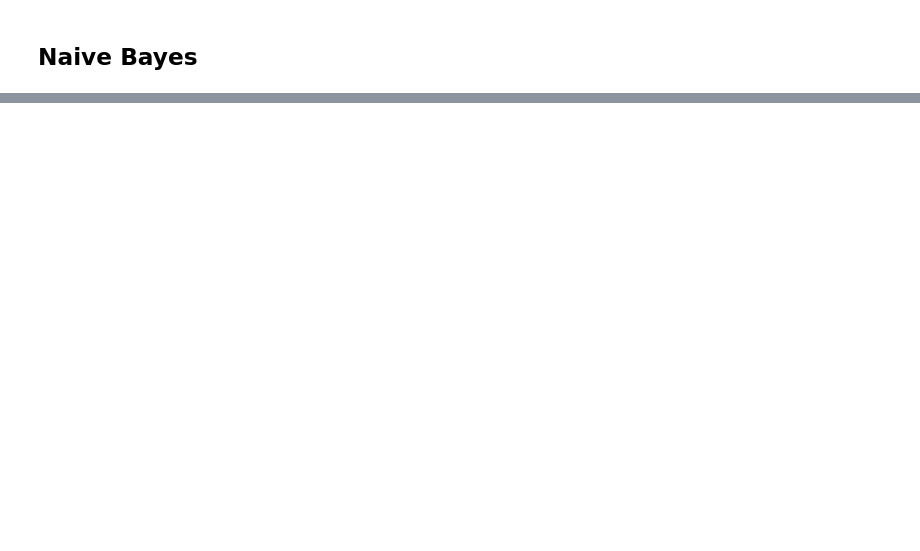
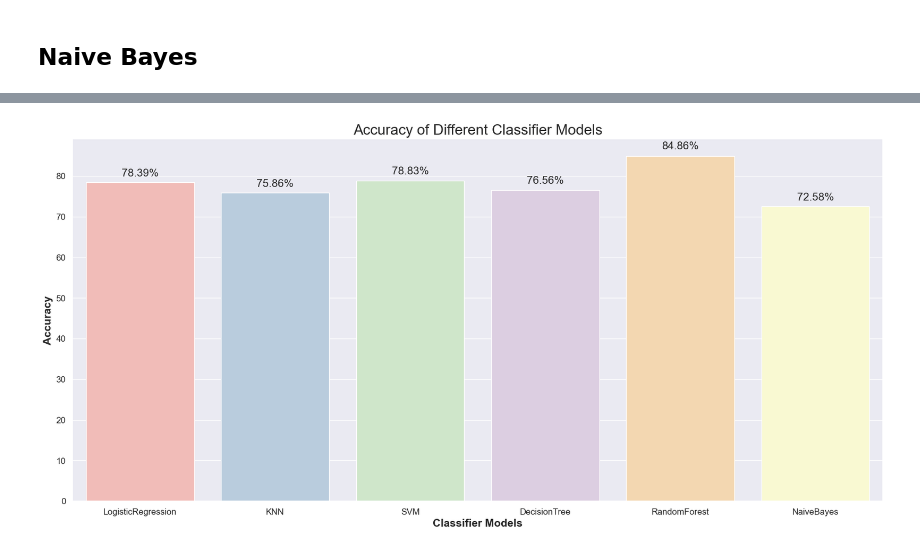
Before and after one commit to ria-fajriyah/BankMarketing_Dataset, a Jupyter notebook: PYTN_Assgn_3_4_Nurul Fajriyah Al Maulidiyah.ipynb, the cells around one changed output, grey strips where cells are left out. Saved outputs shown, nothing was run; the diff lists cells and outputs as text; code cells hidden in the pictures; blank space fills up the shorter version.

```diff
--- a/PYTN_Assgn_3_4_Nurul Fajriyah Al Maulidiyah.ipynb
+++ b/PYTN_Assgn_3_4_Nurul Fajriyah Al Maulidiyah.ipynb
@@ -621,0 +894,9 @@ weighted avg       0.79      0.79      0.79      1856
+# %%
+y_pred6a = grid_search.predict(x_test_scaled)
+
+akurasi6a = accuracy_score(y_test, y_pred6a)
+accuracy_gscv.append(100*akurasi6a)
+print(f"Akurasi Model: {akurasi6a}", "\n")
+
+report = classification_report(y_test, y_pred6a)
+print(report)
@@ -623,0 +961,20 @@ weighted avg       0.79      0.79      0.79      1856
+# %%
+model_list = ['LogisticRegression', 'KNN', 'SVM', 'DecisionTree', 'RandomForest', 'NaiveBayes']
+
+plt.rcParams['figure.figsize'] = 20, 9
+sns.set_style('darkgrid')
+ax = sns.barplot(x=model_list, y=accuracy_gscv, palette = "Pastel1")
+plt.xlabel('Classifier Models', fontsize = 15, fontweight = 'bold')
+plt.ylabel('Accuracy', fontsize = 15, fontweight = 'bold')
+plt.title('Accuracy of Different Classifier Models', fontsize = 20)
+plt.xticks(fontsize = 12, horizontalalignment = 'center')
+plt.yticks(fontsize = 12)
+
+for i in ax.patches:
+    width, height = i.get_width(), i.get_height()
+    x, y = i.get_xy()
+    ax.annotate(f'{round(height,2)}%', (x + width/2, y + height*1.02), ha='center', fontsize = 15)
+
+plt.show()
+# %% [output]
+[figure, added]
```
Also changed, not shown: parts of 60 cells of this notebook.
